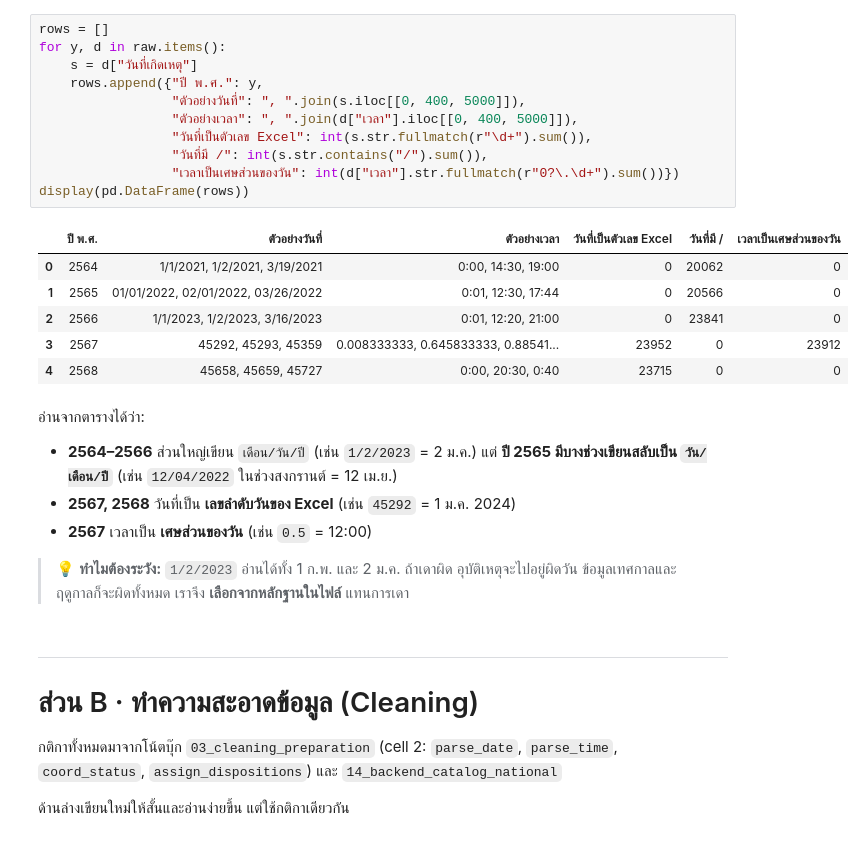
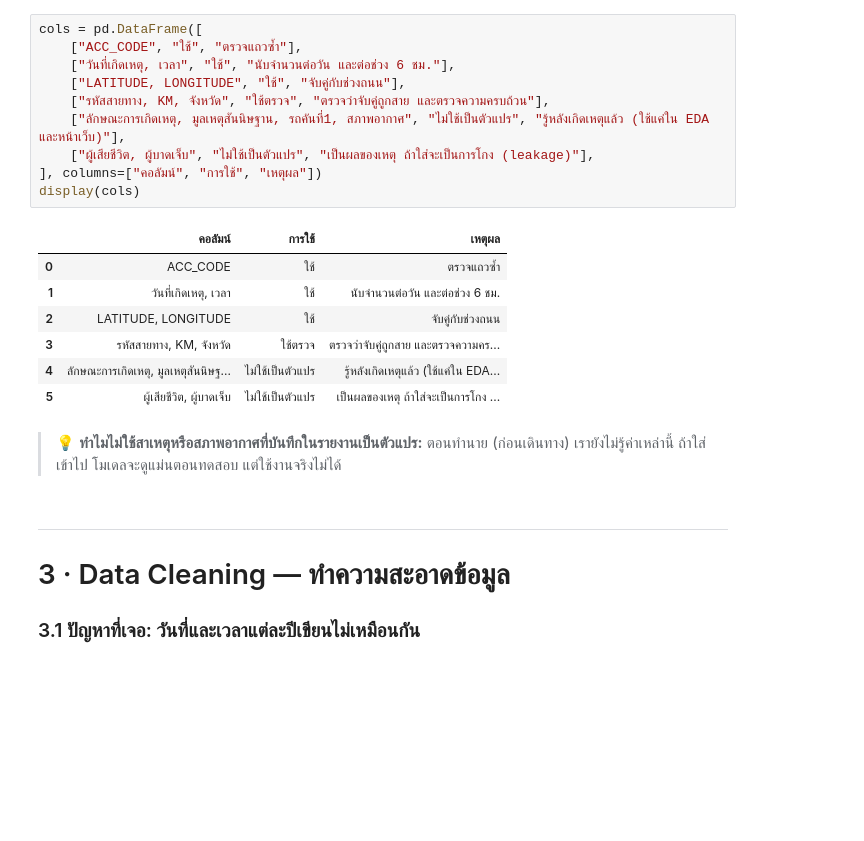
Before and after one commit to Rittiporn12/RoadAware, a Jupyter notebook: backend/notebooks/26_full_pipeline_walkthrough_th.ipynb, the cells around one changed output. Saved outputs shown, nothing was run; the diff lists cells and outputs as text; blank space fills up the shorter version.

```diff
--- a/backend/notebooks/26_full_pipeline_walkthrough_th.ipynb
+++ b/backend/notebooks/26_full_pipeline_walkthrough_th.ipynb
@@ -120,33 +171,25 @@ display(raw[2566][["ACC_CODE", "วันที่เกิดเหตุ", "
 # %%
-rows = []
-for y, d in raw.items():
-    s = d["วันที่เกิดเหตุ"]
-    rows.append({"ปี พ.ศ.": y,
-                 "ตัวอย่างวันที่": ", ".join(s.iloc[[0, 400, 5000]]),
-                 "ตัวอย่างเวลา": ", ".join(d["เวลา"].iloc[[0, 400, 5000]]),
-                 "วันที่เป็นตัวเลข Excel": int(s.str.fullmatch(r"\d+").sum()),
-                 "วันที่มี /": int(s.str.contains("/").sum()),
-                 "เวลาเป็นเศษส่วนของวัน": int(d["เวลา"].str.fullmatch(r"0?\.\d+").sum())})
-display(pd.DataFrame(rows))
+cols = pd.DataFrame([
+    ["ACC_CODE", "ใช้", "ตรวจแถวซ้ำ"],
+    ["วันที่เกิดเหตุ, เวลา", "ใช้", "นับจำนวนต่อวัน และต่อช่วง 6 ชม."],
+    ["LATITUDE, LONGITUDE", "ใช้", "จับคู่กับช่วงถนน"],
+    ["รหัสสายทาง, KM, จังหวัด", "ใช้ตรวจ", "ตรวจว่าจับคู่ถูกสาย และตรวจความครบถ้วน"],
+    ["ลักษณะการเกิดเหตุ, มูลเหตุสันนิษฐาน, รถคันที่1, สภาพอากาศ", "ไม่ใช้เป็นตัวแปร", "รู้หลังเกิดเหตุแล้ว (ใช้แค่ใน EDA และหน้าเว็บ)"],
+    ["ผู้เสียชีวิต, ผู้บาดเจ็บ", "ไม่ใช้เป็นตัวแปร", "เป็นผลของเหตุ ถ้าใส่จะเป็นการโกง (leakage)"],
+], columns=["คอลัมน์", "การใช้", "เหตุผล"])
+display(cols)
 # %% [output]
-|  | ปี พ.ศ. | ตัวอย่างวันที่ | ตัวอย่างเวลา | วันที่เป็นตัวเลข Excel | วันที่มี / | เวลาเป็นเศษส่วนของวัน |
-| 0 | 2564 | 1/1/2021, 1/2/2021, 3/19/2021 | 0:00, 14:30, 19:00 | 0 | 20062 | 0 |
-| 1 | 2565 | 01/01/2022, 02/01/2022, 03/26/2022 | 0:01, 12:30, 17:44 | 0 | 20566 | 0 |
-| 2 | 2566 | 1/1/2023, 1/2/2023, 3/16/2023 | 0:01, 12:20, 21:00 | 0 | 23841 | 0 |
-| 3 | 2567 | 45292, 45293, 45359 | 0.008333333, 0.645833333, 0.88541... | 23952 | 0 | 23912 |
-| 4 | 2568 | 45658, 45659, 45727 | 0:00, 20:30, 0:40 | 23715 | 0 | 0 |
+|  | คอลัมน์ | การใช้ | เหตุผล |
+| 0 | ACC_CODE | ใช้ | ตรวจแถวซ้ำ |
+| 1 | วันที่เกิดเหตุ, เวลา | ใช้ | นับจำนวนต่อวัน และต่อช่วง 6 ชม. |
+| 2 | LATITUDE, LONGITUDE | ใช้ | จับคู่กับช่วงถนน |
+| 3 | รหัสสายทาง, KM, จังหวัด | ใช้ตรวจ | ตรวจว่าจับคู่ถูกสาย และตรวจความคร... |
+| 4 | ลักษณะการเกิดเหตุ, มูลเหตุสันนิษฐ... | ไม่ใช้เป็นตัวแปร | รู้หลังเกิดเหตุแล้ว (ใช้แค่ใน EDA... |
+| 5 | ผู้เสียชีวิต, ผู้บาดเจ็บ | ไม่ใช้เป็นตัวแปร | เป็นผลของเหตุ ถ้าใส่จะเป็นการโกง ... |
 # %% [markdown]
-อ่านจากตารางได้ว่า:
-
-- **2564–2566** ส่วนใหญ่เขียน `เดือน/วัน/ปี` (เช่น `1/2/2023` = 2 ม.ค.) แต่ **ปี 2565 มีบางช่วงเขียนสลับเป็น `วัน/เดือน/ปี`** (เช่น `12/04/2022` ในช่วงสงกรานต์ = 12 เม.ย.)
-- **2567, 2568** วันที่เป็น **เลขลำดับวันของ Excel** (เช่น `45292` = 1 ม.ค. 2024)
-- **2567** เวลาเป็น **เศษส่วนของวัน** (เช่น `0.5` = 12:00)
-
-> 💡 **ทำไมต้องระวัง:** `1/2/2023` อ่านได้ทั้ง 1 ก.พ. และ 2 ม.ค. ถ้าเดาผิด อุบัติเหตุจะไปอยู่ผิดวัน ข้อมูลเทศกาลและฤดูกาลก็จะผิดทั้งหมด เราจึง **เลือกจากหลักฐานในไฟล์** แทนการเดา
+> 💡 **ทำไมไม่ใช้สาเหตุหรือสภาพอากาศที่บันทึกในรายงานเป็นตัวแปร:** ตอนทำนาย (ก่อนเดินทาง) เรายังไม่รู้ค่าเหล่านี้ ถ้าใส่เข้าไป โมเดลจะดูแม่นตอนทดสอบ แต่ใช้งานจริงไม่ได้
 # %% [markdown]
 ---
-# ส่วน B · ทำความสะอาดข้อมูล (Cleaning)
+# 3 · Data Cleaning — ทำความสะอาดข้อมูล
 
-กติกาทั้งหมดมาจากโน้ตบุ๊ก `03_cleaning_preparation` (cell 2: `parse_date`, `parse_time`, `coord_status`, `assign_dispositions`) และ `14_backend_catalog_national`
-
-ด้านล่างเขียนใหม่ให้สั้นและอ่านง่ายขึ้น แต่ใช้กติกาเดียวกัน
+### 3.1 ปัญหาที่เจอ: วันที่และเวลาแต่ละปีเขียนไม่เหมือนกัน
```
Also changed, not shown: parts of 128 cells of this notebook.
